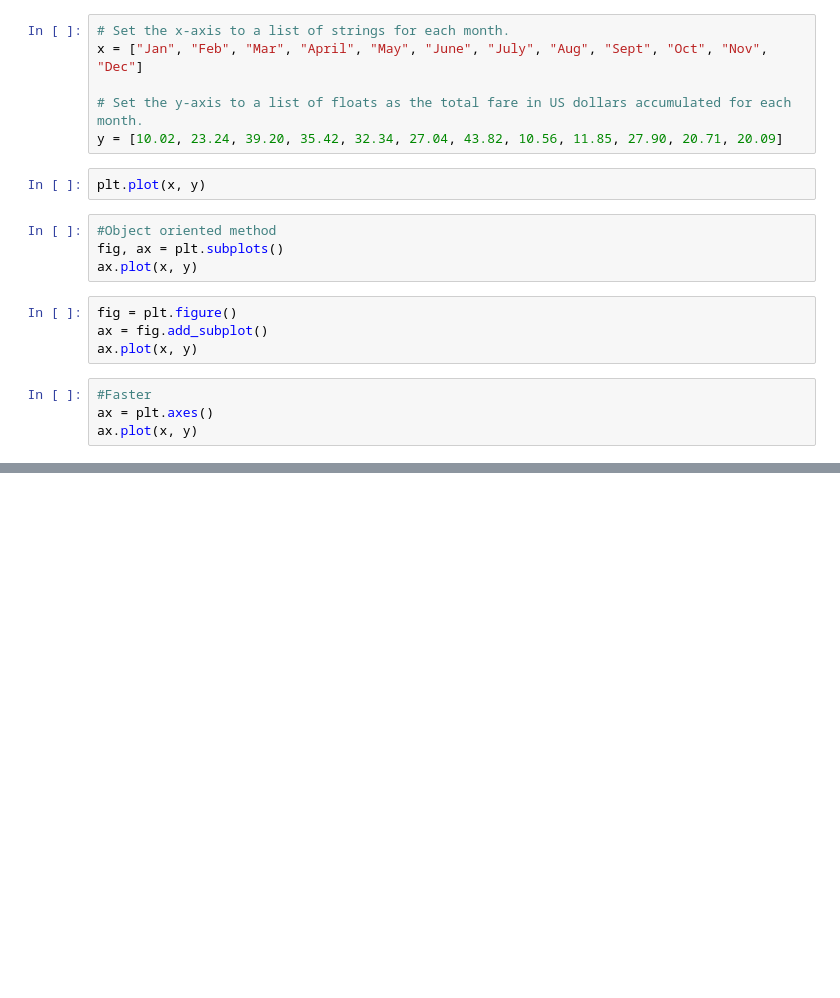
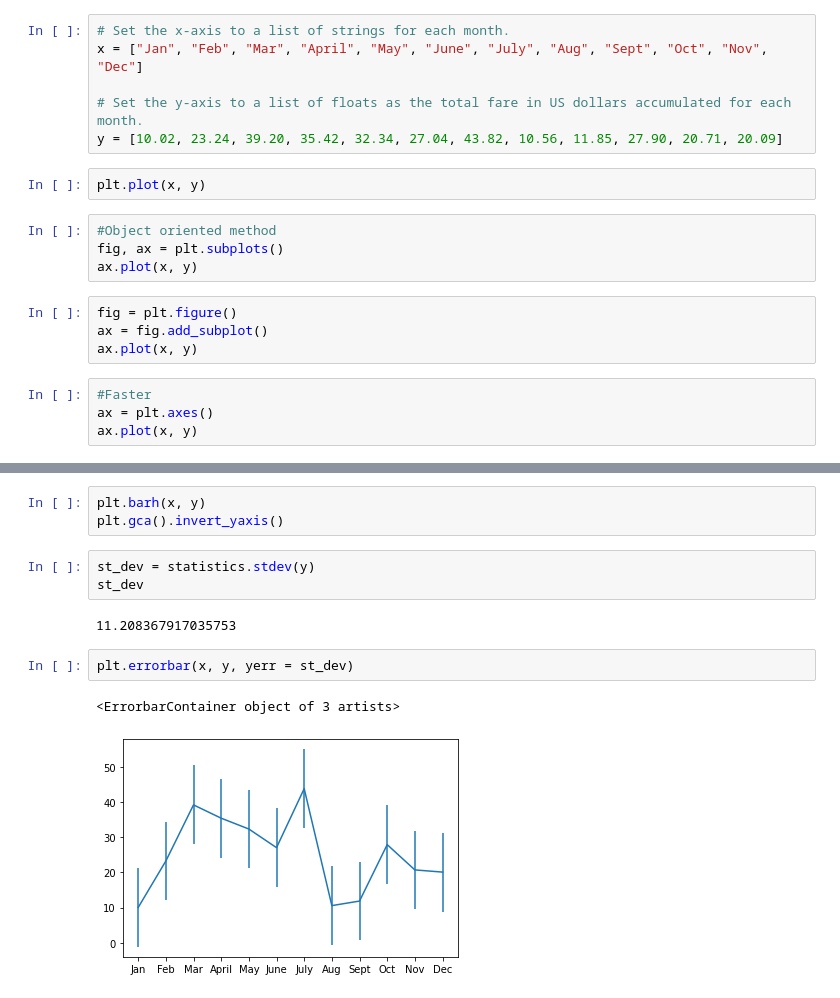
Before and after one commit to oyuka1112/PyBer_Analysis, a Jupyter notebook: matplotlib_practice.ipynb, the cells around one changed output, grey strips where cells are left out. Drawn from its saved outputs; the diff is of its cells as text; blank space fills up the shorter version.

```diff
--- a/matplotlib_practice.ipynb
+++ b/matplotlib_practice.ipynb
@@ -31,0 +32,13 @@ plt.grid()
+# %%
+plt.barh(x, y)
+plt.gca().invert_yaxis()
+# %%
+st_dev = statistics.stdev(y)
+st_dev
+# %% [output]
+11.208367917035753
+# %%
+plt.errorbar(x, y, yerr = st_dev)
+# %% [output]
+<ErrorbarContainer object of 3 artists>
+[figure, added]
```
Also changed, not shown: parts of 5 cells of this notebook, 4 other files.
